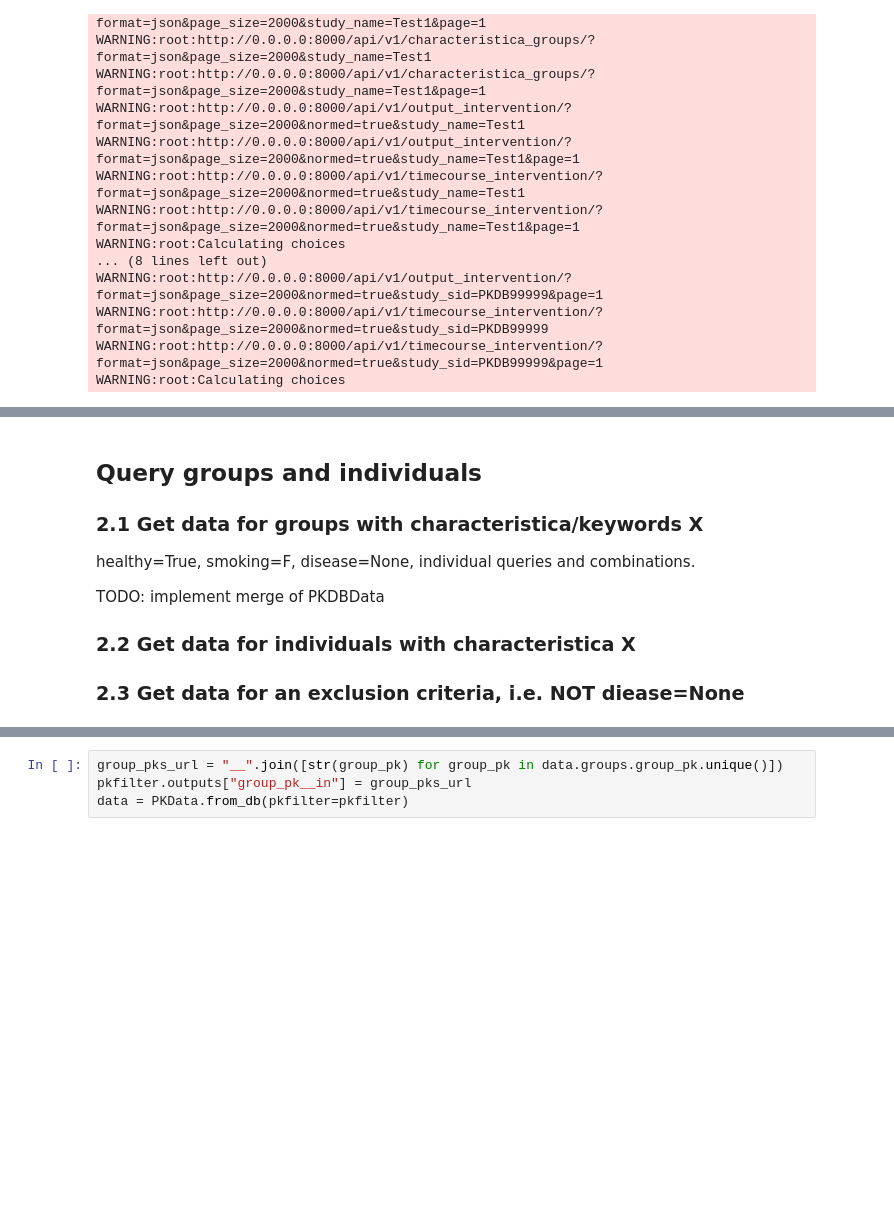
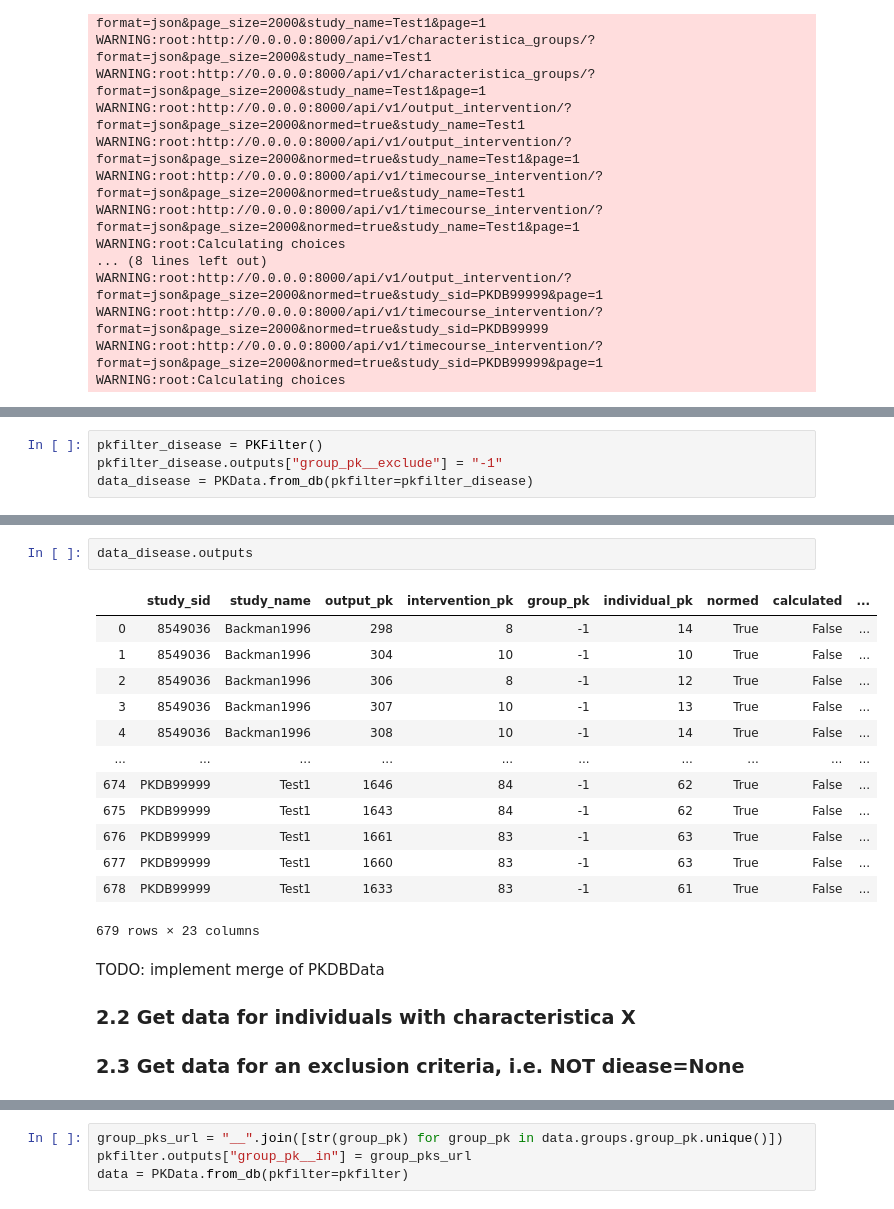
Before and after one commit to matthiaskoenig/pkdb_analysis, a Jupyter notebook: notebooks/data_examples.ipynb, the cells around one changed output, grey strips where cells are left out. Cells and saved outputs as stored; diff of their text form; blank space fills up the shorter version.

Commit message:
working on analysis queries

```diff
--- a/notebooks/data_examples.ipynb
+++ b/notebooks/data_examples.ipynb
@@ -141,0 +200,4 @@ WARNING:root:Calculating choices
+# %%
+pkfilter_disease = PKFilter()
+pkfilter_disease.outputs["group_pk__exclude"] = "-1"
+data_disease = PKData.from_db(pkfilter=pkfilter_disease)
@@ -142,9 +217,20 @@ WARNING:root:Calculating choices
+# %%
+data_disease.outputs
+# %% [output]
+|  | study_sid | study_name | output_pk | intervention_pk | group_pk | individual_pk | normed | calculated | ... |
+| 0 | 8549036 | Backman1996 | 298 | 8 | -1 | 14 | True | False | ... |
+| 1 | 8549036 | Backman1996 | 304 | 10 | -1 | 10 | True | False | ... |
+| 2 | 8549036 | Backman1996 | 306 | 8 | -1 | 12 | True | False | ... |
+| 3 | 8549036 | Backman1996 | 307 | 10 | -1 | 13 | True | False | ... |
+| 4 | 8549036 | Backman1996 | 308 | 10 | -1 | 14 | True | False | ... |
+| ... | ... | ... | ... | ... | ... | ... | ... | ... | ... |
+| 674 | PKDB99999 | Test1 | 1646 | 84 | -1 | 62 | True | False | ... |
+| 675 | PKDB99999 | Test1 | 1643 | 84 | -1 | 62 | True | False | ... |
+| 676 | PKDB99999 | Test1 | 1661 | 83 | -1 | 63 | True | False | ... |
+| 677 | PKDB99999 | Test1 | 1660 | 83 | -1 | 63 | True | False | ... |
+| 678 | PKDB99999 | Test1 | 1633 | 83 | -1 | 61 | True | False | ... |
+679 rows × 23 columns
 # %% [markdown]
-## Query groups and individuals
-### 2.1 Get data for groups with characteristica/keywords X
-healthy=True, smoking=F, disease=None,
- individual queries and combinations.
-
 TODO: implement merge of PKDBData
 
 ### 2.2 Get data for individuals with characteristica X
```
Also changed, not shown: parts of 19 cells of this notebook, 1 other file.
